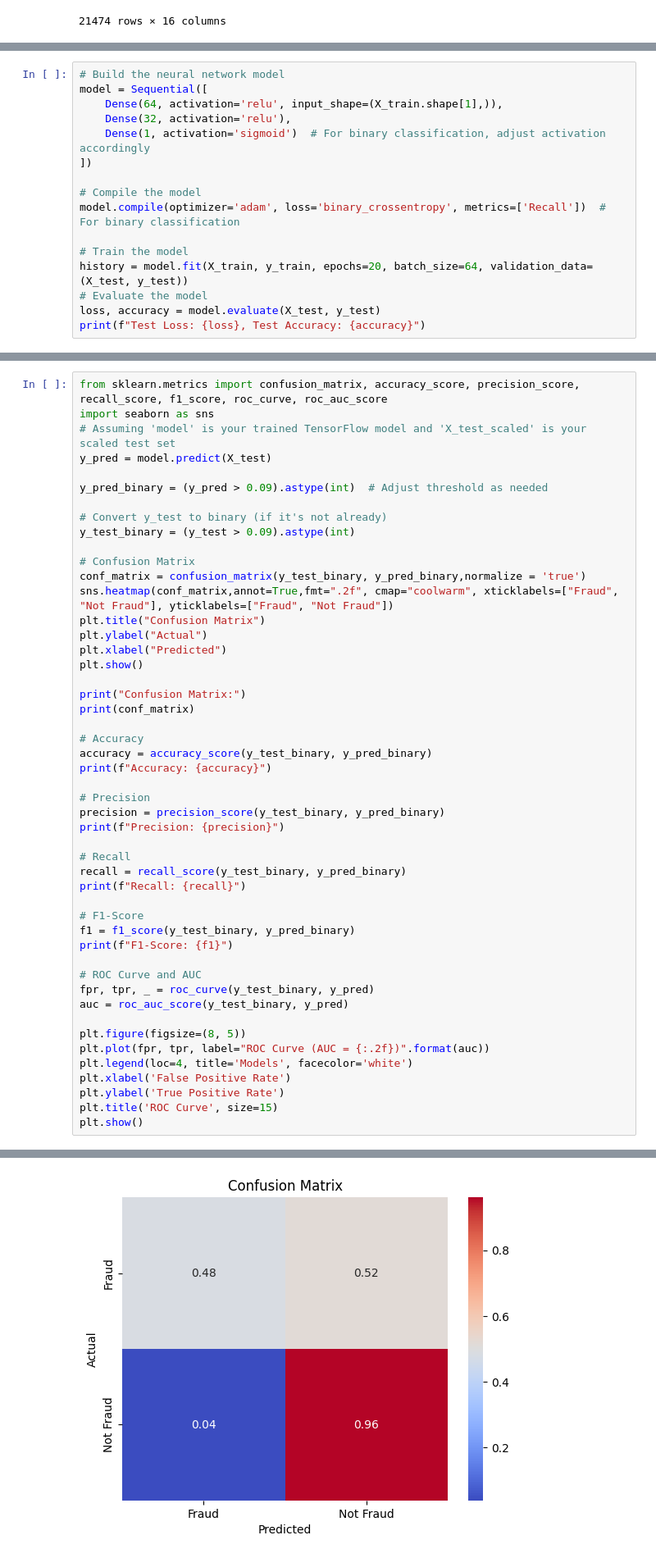
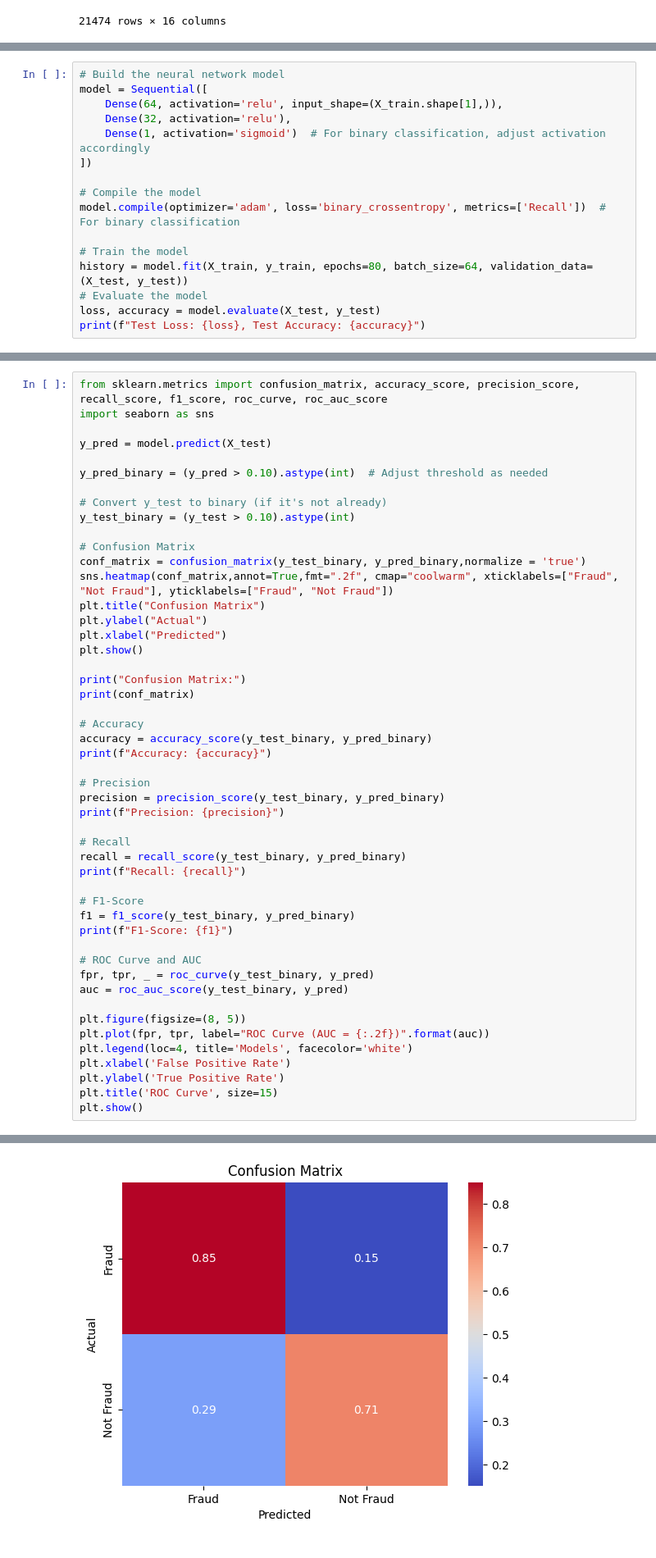
Before and after one commit to jesper1212/BT4012_Reviews, a Jupyter notebook: Notebooks/modelling/tensorflow_features_without_text.ipynb, the cells around one changed output, grey strips where cells are left out. Shown at 82% size. Saved outputs shown, nothing was run; the diff lists cells and outputs as text.

Commit message:
update tf models

```diff
--- a/Notebooks/modelling/tensorflow_features_without_text.ipynb
+++ b/Notebooks/modelling/tensorflow_features_without_text.ipynb
@@ -109,7 +109,7 @@ model = Sequential([
 model.compile(optimizer='adam', loss='binary_crossentropy', metrics=['Recall'])  # For binary classification
 
 # Train the model
-history = model.fit(X_train, y_train, epochs=20, batch_size=64, validation_data=(X_test, y_test))
+history = model.fit(X_train, y_train, epochs=80, batch_size=64, validation_data=(X_test, y_test))
 # Evaluate the model
 loss, accuracy = model.evaluate(X_test, y_test)
 print(f"Test Loss: {loss}, Test Accuracy: {accuracy}")
@@ -134,13 +134,13 @@ Test Loss: 0.4458369314670563, Test Accuracy: 0.12781955301761627
 # %%
 from sklearn.metrics import confusion_matrix, accuracy_score, precision_score, recall_score, f1_score, roc_curve, roc_auc_score
 import seaborn as sns
-# Assuming 'model' is your trained TensorFlow model and 'X_test_scaled' is your scaled test set
+
 y_pred = model.predict(X_test)
 
-y_pred_binary = (y_pred > 0.09).astype(int)  # Adjust threshold as needed
+y_pred_binary = (y_pred > 0.10).astype(int)  # Adjust threshold as needed
 
 # Convert y_test to binary (if it's not already)
-y_test_binary = (y_test > 0.09).astype(int)
+y_test_binary = (y_test > 0.10).astype(int)
 
 # Confusion Matrix
 conf_matrix = confusion_matrix(y_test_binary, y_pred_binary,normalize = 'true')
@@ -185,2 +185,2 @@ plt.show()
-[figure, old version]
+[figure, new version]
 Confusion Matrix:
```
Also changed, not shown: parts of 4 cells of this notebook.
